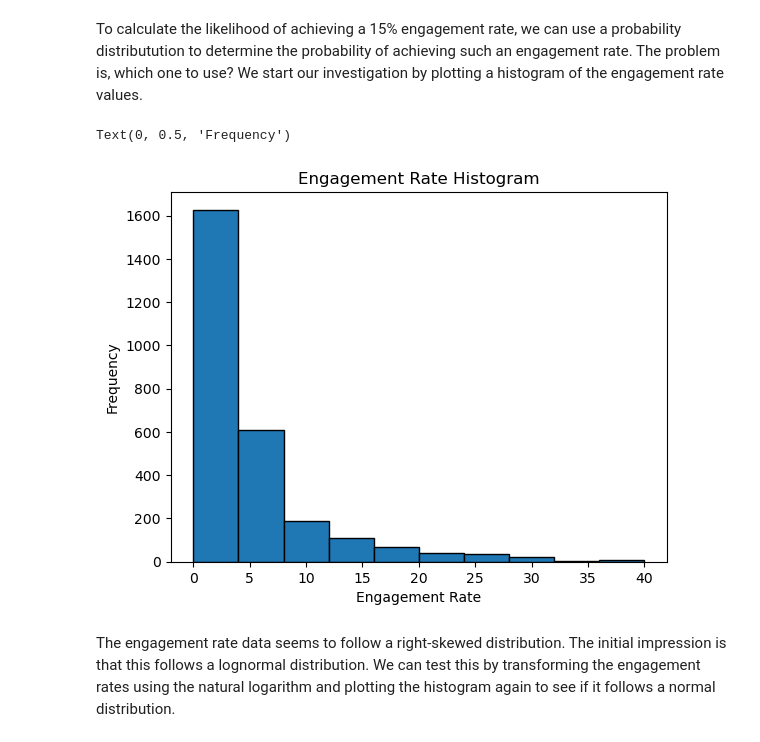
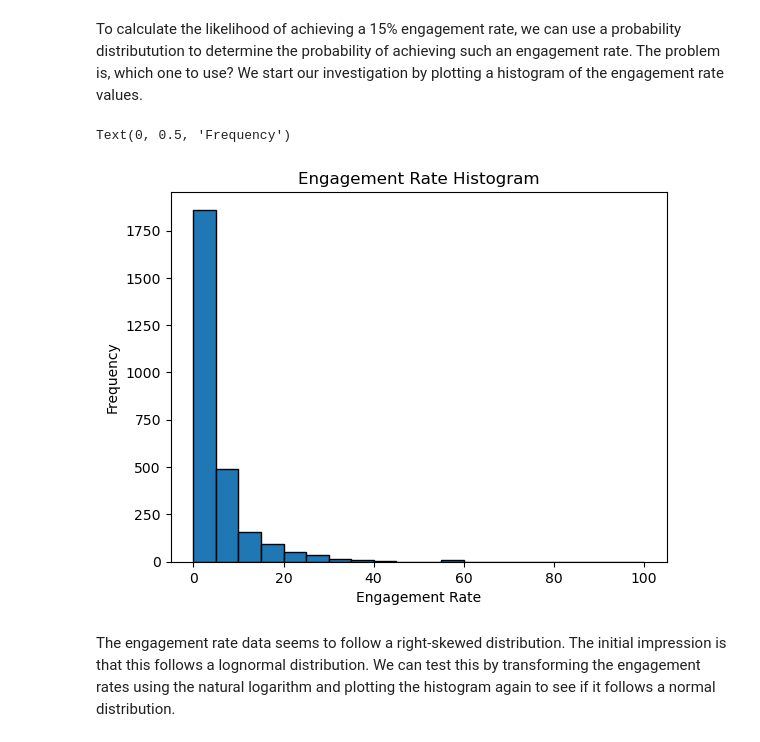
Before and after one commit to Isiah-Z-Montalvo/Evil-Geniuses-Data-Analyst-Internship-Assessment, a Jupyter notebook: Analysis.ipynb, the cells around one changed output. Saved outputs shown, nothing was run; the diff lists cells and outputs as text; code cells hidden in the pictures.

```diff
--- a/Analysis.ipynb
+++ b/Analysis.ipynb
@@ -62,7 +62,7 @@ def averageEngagementRate(engagementRates):
 Looking at the engagement rate formula, we know that the impressions can never be 0 or we risk dividing by 0. We solve this problem by removing all posts with 0 impressions from the dataset.
 # %%
 badIndexes = df.query("Total_Impressions == 0").index
-df = df.drop(badIndexes)
+df = df.drop(badIndexes).reset_index(drop=True)
 df.query("Total_Impressions == 0").size
 # %% [output]
 0
@@ -92,7 +92,7 @@ df.query("Total_Engagements > Total_Impressions")
 It seems we found the culprit! There are a few post where the total engagements for the post is larger than the total impressions of the post which is impossible. We consider this an error in data collection, delete these posts from the dataset, and recalculate the typical engagement rate.
 # %%
 badIndexes = df.query("Total_Engagements > Total_Impressions").index
-df = df.drop(badIndexes)
+df = df.drop(badIndexes).reset_index(drop=True)
 df.query("Total_Engagements > Total_Impressions").size
 # %% [output]
 0
@@ -117,13 +117,13 @@ df.head()
 # %% [markdown]
 To calculate the likelihood of achieving a 15% engagement rate, we can use a probability distributution to determine the probability of achieving such an engagement rate. The problem is, which one to use? We start our investigation by plotting a histogram of the engagement rate values.
 # %%
-plt.hist(df.Engagement_Rates, range=[0, 40], edgecolor = "black")
+plt.hist(df.Engagement_Rates, edgecolor = "black", bins = 20)
 plt.title("Engagement Rate Histogram")
 plt.xlabel("Engagement Rate")
 plt.ylabel("Frequency")
 # %% [output]
 Text(0, 0.5, 'Frequency')
-[figure, old version]
+[figure, new version]
 # %% [markdown]
 The engagement rate data seems to follow a right-skewed distribution. The initial impression is that this follows a lognormal distribution. We can test this by transforming the engagement rates using the natural logarithm and plotting the histogram again to see if it follows a normal distribution.
 # %%
```
Also changed, not shown: parts of 7 cells of this notebook.
